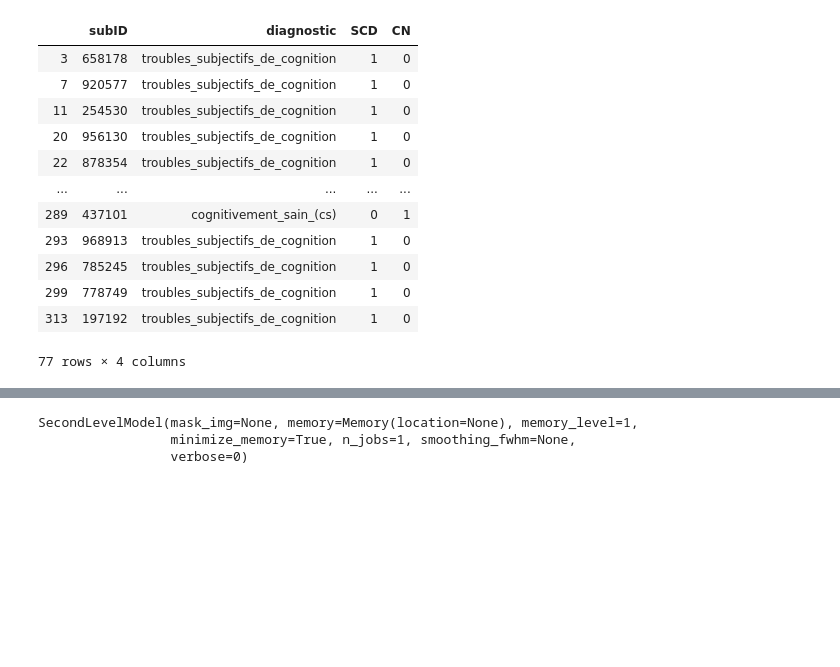
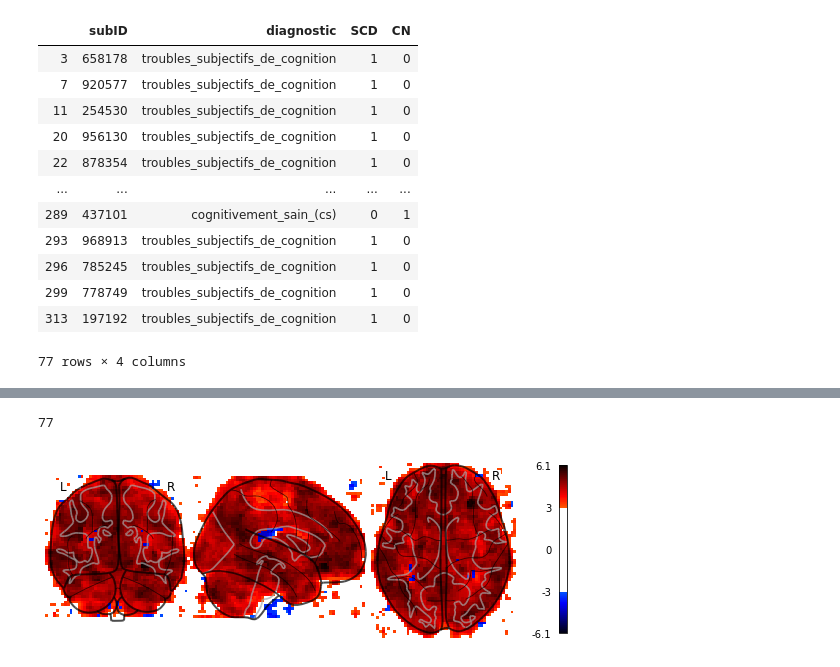
Before and after one commit to SIMEXP/hyperconnectivity_SCI, a Jupyter notebook: second_level_nistats.ipynb, the cells around one changed output, grey strips where cells are left out. Cells and saved outputs as stored; diff of their text form; code cells hidden in the pictures; blank space fills up the shorter version.

```diff
--- a/second_level_nistats.ipynb
+++ b/second_level_nistats.ipynb
@@ -98,0 +136,2 @@ design_matrix
+# %%
+rmaps = nets_rmaps[network_interest]
@@ -99,9 +158,26 @@ design_matrix
+# %%
+import re
+second_level_input = []
+for i in rmaps:
+    sub = re.search("\d\d\d\d\d\d",i)
+
+    subid = sub.group(0)
+
+    if(subid in set(cimaq_diagnostic["subID"].values)):
+
+        second_level_input.append(i)
+
+len(second_level_input)
+# %% [output]
+77
 # %%
-second_level_model = SecondLevelModel().fit(
-    nets_rmaps["CER"], design_matrix=design_matrix)
+second_level_model = SecondLevelModel().fit(second_level_input, design_matrix=design_matrix)
-# %%
-second_level_model
-# %% [output]
-SecondLevelModel(mask_img=None, memory=Memory(location=None), memory_level=1,
-                 minimize_memory=True, n_jobs=1, smoothing_fwhm=None,
-                 verbose=0)
+# %%
+z_map = second_level_model.compute_contrast(output_type='z_score')
+# %%
+from nilearn import plotting
+threshold = 3.1  # correponds to  p < .001, uncorrected
+display = plotting.plot_glass_brain(
+    z_map, threshold=threshold, colorbar=True, plot_abs=False)
+# %% [output]
+[figure, added]
```
Also changed, not shown: parts of 11 cells of this notebook.
